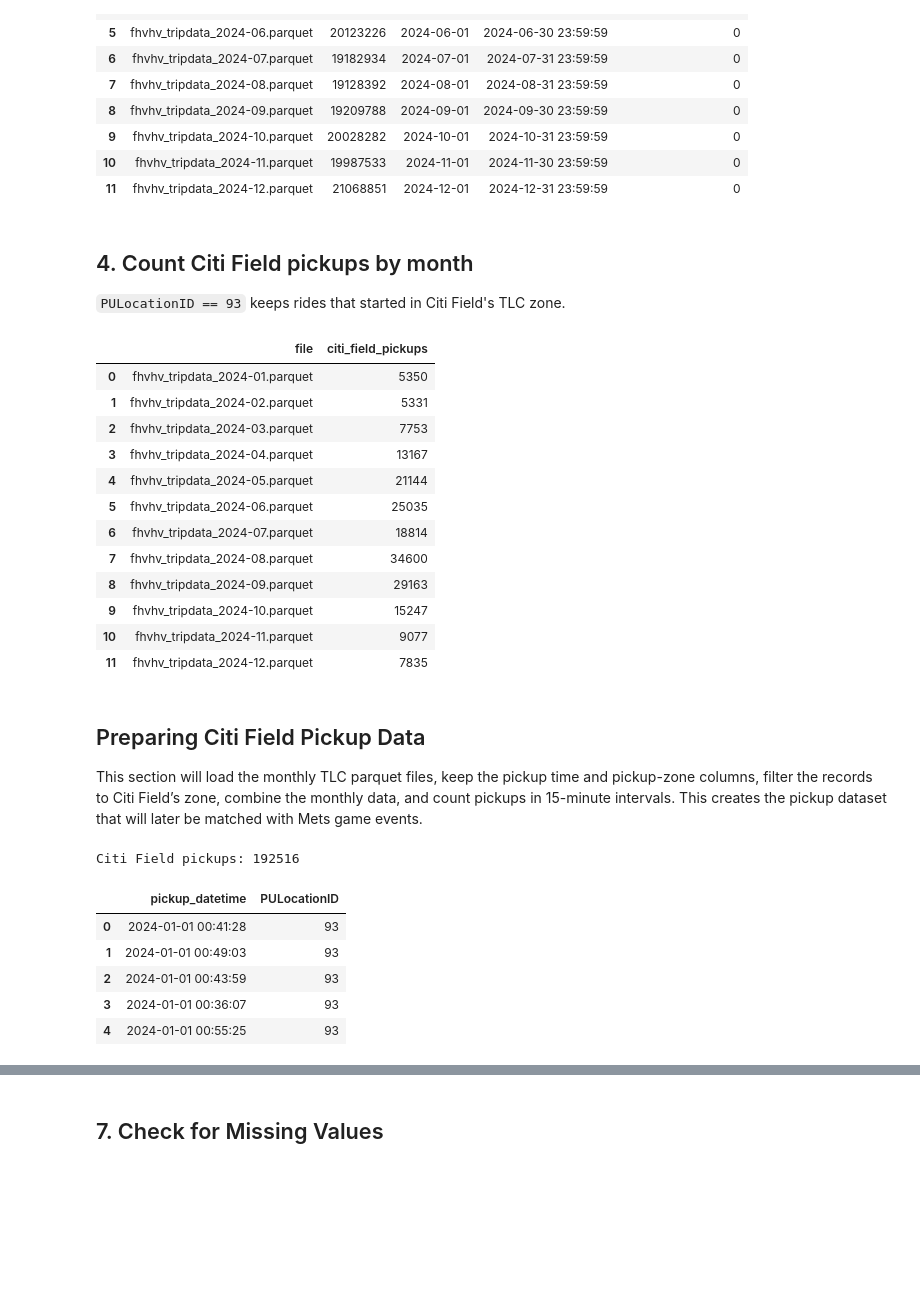
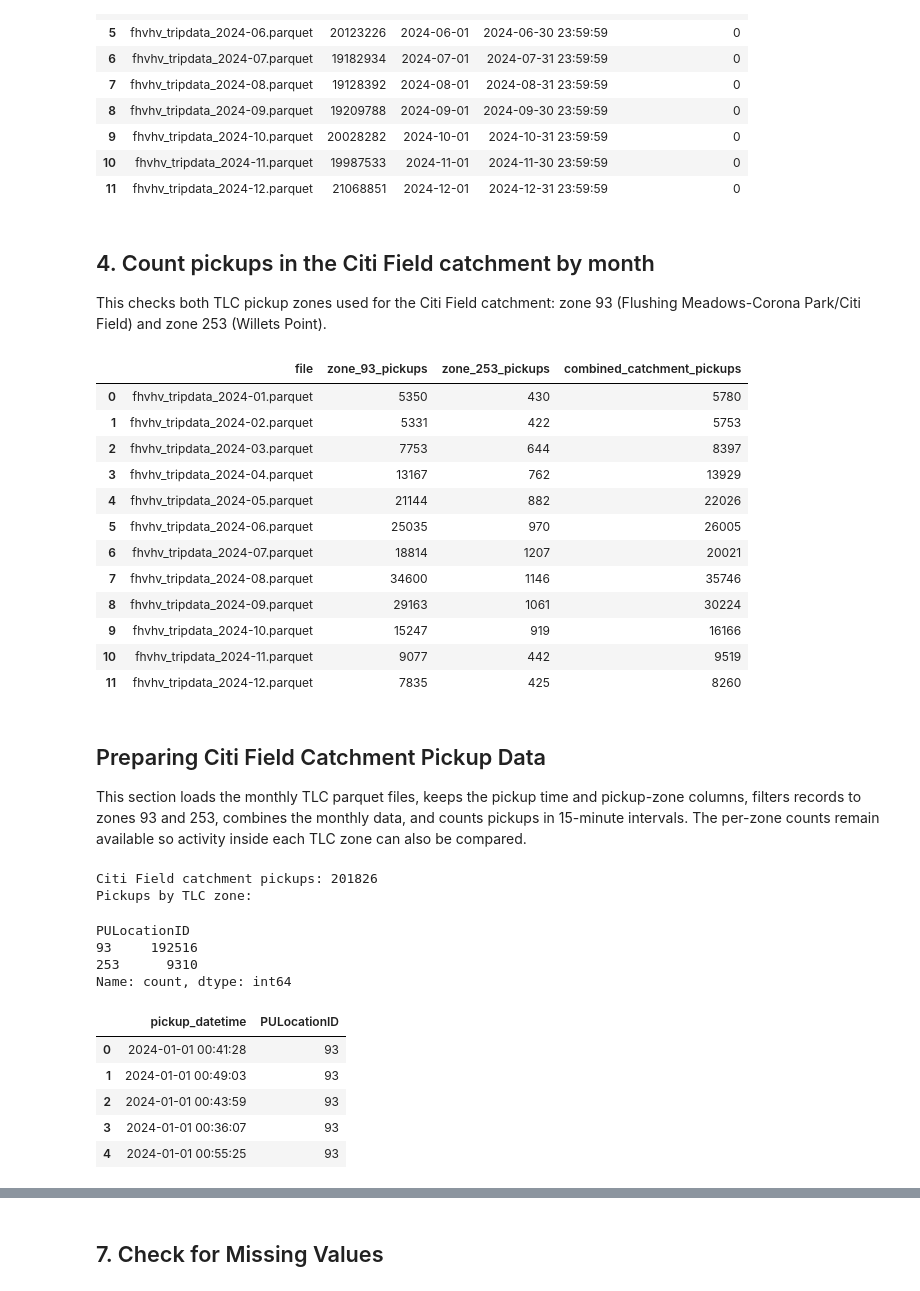
Before and after one commit to RostyslavKharevych/ml-surge-forecasting, a Jupyter notebook: notebooks/tlc_parquet.ipynb, the cells around one changed output, grey strips where cells are left out. Saved outputs shown, nothing was run; the diff lists cells and outputs as text; code cells hidden in the pictures; blank space fills up the shorter version.

```diff
--- a/notebooks/tlc_parquet.ipynb
+++ b/notebooks/tlc_parquet.ipynb
@@ -12,7 +12,7 @@ import pandas as pd
 import pyarrow.parquet as pq
 
 DATA_DIR = Path("../high-vol-data")
-CITI_FIELD_ZONE = 93
+CITI_FIELD_ZONES = {93, 253}
 files = sorted(DATA_DIR.glob("*.parquet"))
 
 print("Number of parquet files:", len(files))
@@ -104,39 +104,42 @@ display(monthly_checks)
 | 10 | fhvhv_tripdata_2024-11.parquet | 19987533 | 2024-11-01 | 2024-11-30 23:59:59 | 0 |
 | 11 | fhvhv_tripdata_2024-12.parquet | 21068851 | 2024-12-01 | 2024-12-31 23:59:59 | 0 |
 # %% [markdown]
-## 4. Count Citi Field pickups by month
+## 4. Count pickups in the Citi Field catchment by month
 
-`PULocationID == 93` keeps rides that started in Citi Field's TLC zone.
+This checks both TLC pickup zones used for the Citi Field catchment: zone 93 (Flushing Meadows-Corona Park/Citi Field) and zone 253 (Willets Point).
 # %%
 zone_checks = []
 
 for file in files:
     zone_df = pd.read_parquet(file, columns=["PULocationID"])
+    zone_counts = zone_df["PULocationID"].value_counts()
     zone_checks.append({
         "file": file.name,
-        "citi_field_pickups": (zone_df["PULocationID"] == CITI_FIELD_ZONE).sum(),
+        "zone_93_pickups": int(zone_counts.get(93, 0)),
+        "zone_253_pickups": int(zone_counts.get(253, 0)),
+        "combined_catchment_pickups": int(zone_counts.reindex(CITI_FIELD_ZONES, fill_value=0).sum()),
     })
 
 zone_checks = pd.DataFrame(zone_checks)
 display(zone_checks)
 # %% [output]
-|  | file | citi_field_pickups |
-| 0 | fhvhv_tripdata_2024-01.parquet | 5350 |
-| 1 | fhvhv_tripdata_2024-02.parquet | 5331 |
-| 2 | fhvhv_tripdata_2024-03.parquet | 7753 |
-| 3 | fhvhv_tripdata_2024-04.parquet | 13167 |
-| 4 | fhvhv_tripdata_2024-05.parquet | 21144 |
-| 5 | fhvhv_tripdata_2024-06.parquet | 25035 |
-| 6 | fhvhv_tripdata_2024-07.parquet | 18814 |
-| 7 | fhvhv_tripdata_2024-08.parquet | 34600 |
-| 8 | fhvhv_tripdata_2024-09.parquet | 29163 |
-| 9 | fhvhv_tripdata_2024-10.parquet | 15247 |
-| 10 | fhvhv_tripdata_2024-11.parquet | 9077 |
-| 11 | fhvhv_tripdata_2024-12.parquet | 7835 |
+|  | file | zone_93_pickups | zone_253_pickups | combined_catchment_pickups |
+| 0 | fhvhv_tripdata_2024-01.parquet | 5350 | 430 | 5780 |
+| 1 | fhvhv_tripdata_2024-02.parquet | 5331 | 422 | 5753 |
+| 2 | fhvhv_tripdata_2024-03.parquet | 7753 | 644 | 8397 |
+| 3 | fhvhv_tripdata_2024-04.parquet | 13167 | 762 | 13929 |
+| 4 | fhvhv_tripdata_2024-05.parquet | 21144 | 882 | 22026 |
+| 5 | fhvhv_tripdata_2024-06.parquet | 25035 | 970 | 26005 |
+| 6 | fhvhv_tripdata_2024-07.parquet | 18814 | 1207 | 20021 |
+| 7 | fhvhv_tripdata_2024-08.parquet | 34600 | 1146 | 35746 |
+| 8 | fhvhv_tripdata_2024-09.parquet | 29163 | 1061 | 30224 |
+| 9 | fhvhv_tripdata_2024-10.parquet | 15247 | 919 | 16166 |
+| 10 | fhvhv_tripdata_2024-11.parquet | 9077 | 442 | 9519 |
+| 11 | fhvhv_tripdata_2024-12.parquet | 7835 | 425 | 8260 |
 # %% [markdown]
-## Preparing Citi Field Pickup Data
+## Preparing Citi Field Catchment Pickup Data
 
-This section will load the monthly TLC parquet files, keep the pickup time and pickup-zone columns, filter the records to Citi Field’s zone, combine the monthly data, and count pickups in 15-minute intervals. This creates the pickup dataset that will later be matched with Mets game events.
+This section loads the monthly TLC parquet files, keeps the pickup time and pickup-zone columns, filters records to zones 93 and 253, combines the monthly data, and counts pickups in 15-minute intervals. The per-zone counts remain available so activity inside each TLC zone can also be compared.
 # %%
 chunks = []
 
@@ -149,17 +152,24 @@ for file in files:
         month_df["pickup_datetime"], errors="coerce"
     )
     month_df = month_df[
-        (month_df["PULocationID"] == CITI_FIELD_ZONE)
+        month_df["PULocationID"].isin(CITI_FIELD_ZONES)
         & month_df["pickup_datetime"].notna()
     ].copy()
     chunks.append(month_df)
 
 citi_trips = pd.concat(chunks, ignore_index=True)
 
-print("Citi Field pickups:", len(citi_trips))
+print("Citi Field catchment pickups:", len(citi_trips))
+print("Pickups by TLC zone:")
+display(citi_trips["PULocationID"].value_counts().sort_index())
 display(citi_trips.head())
 # %% [output]
-Citi Field pickups: 192516
+Citi Field catchment pickups: 201826
+Pickups by TLC zone:
+PULocationID
+93     192516
+253      9310
+Name: count, dtype: int64
 |  | pickup_datetime | PULocationID |
 | 0 | 2024-01-01 00:41:28 | 93 |
 | 1 | 2024-01-01 00:49:03 | 93 |
```
Also changed, not shown: parts of 9 cells of this notebook, 3 other files.
